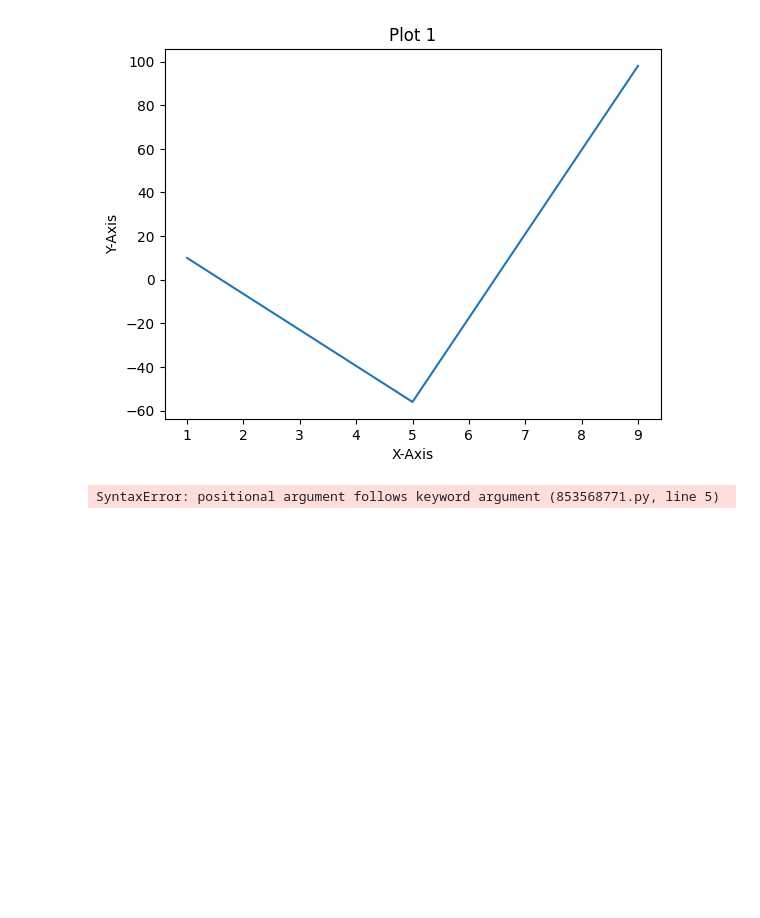
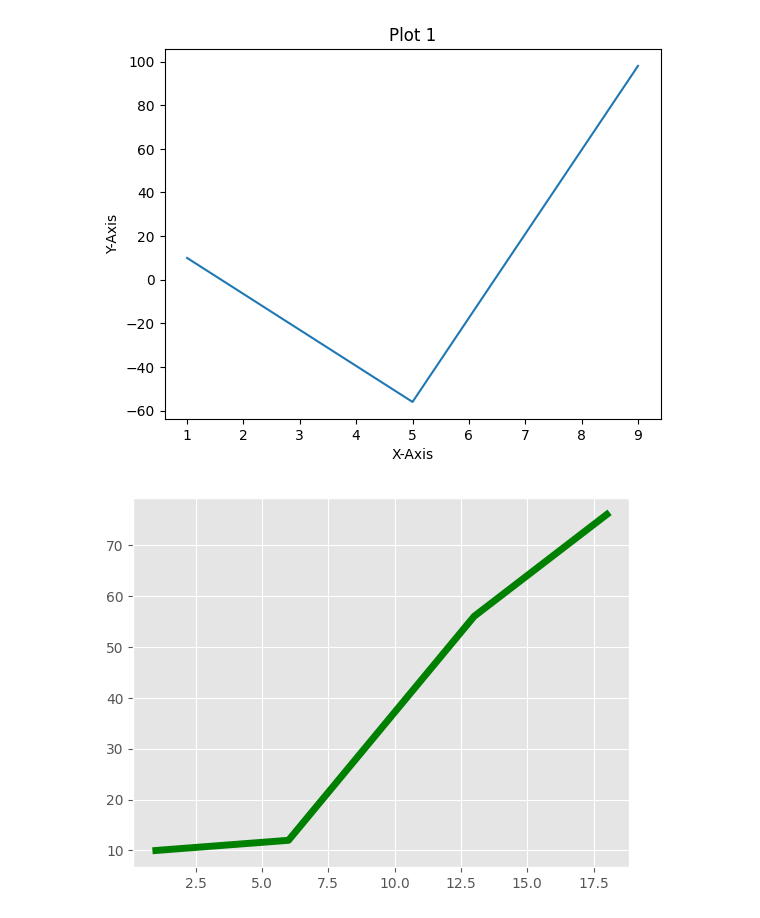
Before and after one commit to karvind08/Python-2025, a Jupyter notebook: Matplotlib/Matplotlib 28 Nov.ipynb, the cells around one changed output. Cells and saved outputs as stored; diff of their text form; code cells hidden in the pictures; blank space fills up the shorter version.

```diff
--- a/Matplotlib/Matplotlib 28 Nov.ipynb
+++ b/Matplotlib/Matplotlib 28 Nov.ipynb
@@ -45,9 +45,9 @@ plt.show()
 # %%
 from matplotlib import style
 style.use('ggplot')
 x = [1,6,13,18]
 y = [10,12,56,76]
-plt.plot(x,y,label='Line 1','g',linewidth=6)
+plt.plot(x,y,'g',label='Line 1',linewidth=5)
 plt.show()
 # %% [output]
-SyntaxError: positional argument follows keyword argument (853568771.py, line 5)
+[figure, added]
```
Also changed, not shown: parts of 5 cells of this notebook.
